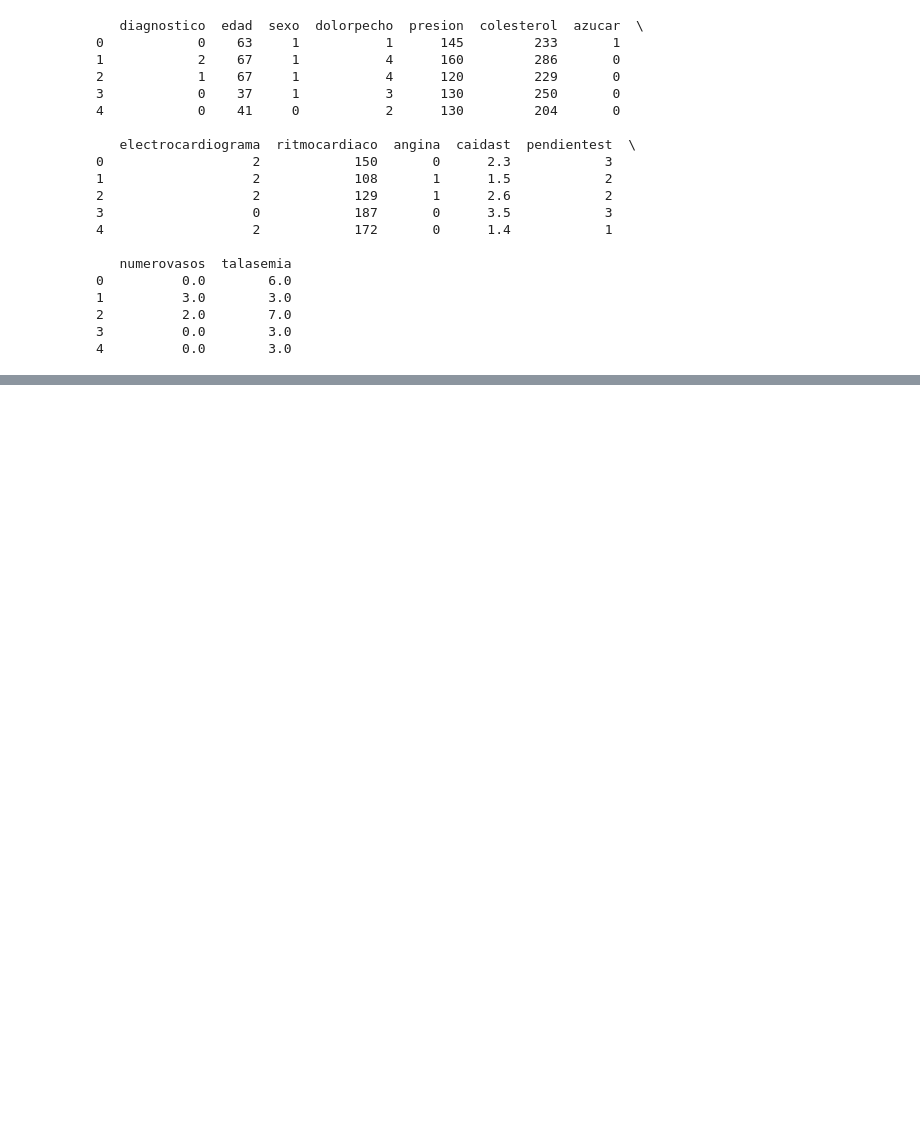
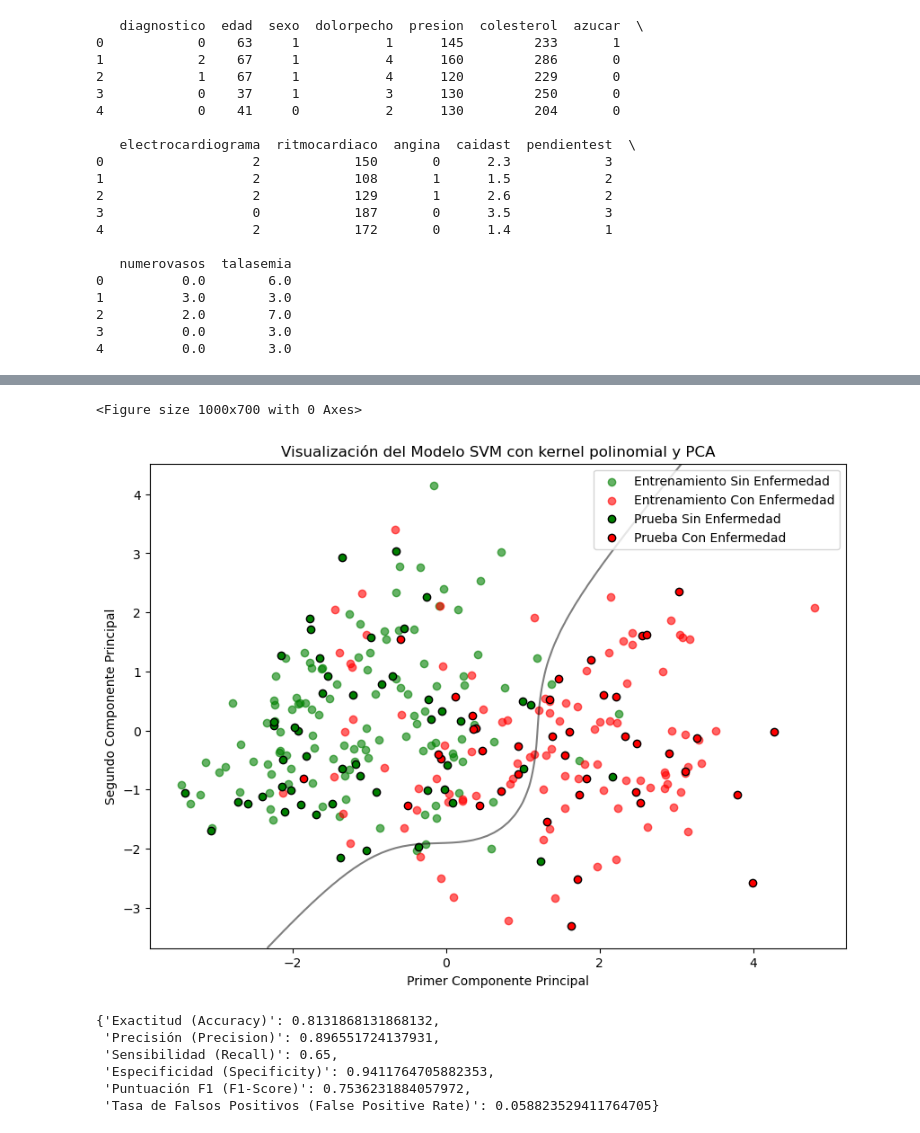
Before and after one commit to rogon666/UMSA, a Jupyter notebook: AIMLDL/Python scripts/AIMLDL_0304.ipynb, the cells around one changed output, grey strips where cells are left out. Cells and saved outputs as stored; diff of their text form; code cells hidden in the pictures; blank space fills up the shorter version.

```diff
--- a/AIMLDL/Python scripts/AIMLDL_0304.ipynb
+++ b/AIMLDL/Python scripts/AIMLDL_0304.ipynb
@@ -313,7 +322,7 @@ resultados
 # Entrenar el modelo SVM con kernel polinomial en el espacio reducido
 modelo_poly = SVC(kernel='poly',
                   degree = 3,
-                  random_state=)
+                  random_state=911)
 modelo_poly.fit(X_train_pca, y_train)
 
 # Predicciones en el espacio reducido
@@ -350,7 +359,7 @@ Z = Z.reshape(xx.shape)
 
 ax.contour(xx, yy, Z, colors='k', levels=[0], alpha=0.5, linestyles=['-'])
 
-plt.title('Visualización del Modelo SVM con kernel RBF y PCA')
+plt.title('Visualización del Modelo SVM con kernel polinomial y PCA')
 plt.xlabel('Primer Componente Principal')
 plt.ylabel('Segundo Componente Principal')
 plt.legend()
@@ -365,33 +374,42 @@ FP = conf_matrix[0, 1]
 FN = conf_matrix[1, 0]
 
 # Exactitud (Accuracy)
 accuracy = (TP + TN) / float(TP + TN + FP + FN)
 
 # Precisión (Precision)
 precision = TP / float(TP + FP)
 
 # Sensibilidad (Recall)
 recall = TP / float(TP + FN)
 
 # Especificidad (Specificity)
 specificity = TN / float(TN + FP)
 
 # Puntuación F1 (F1-Score)
 f1_score = 2 * (precision * recall) / (precision + recall)
 
 # Tasa de Falsos Positivos (False Positive Rate)
 false_positive_rate = FP / float(FP + TN)
 
 # Mostrar los resultados con etiquetas
 resultados = {
     "Exactitud (Accuracy)": accuracy,
     "Precisión (Precision)": precision,
     "Sensibilidad (Recall)": recall,
     "Especificidad (Specificity)": specificity,
     "Puntuación F1 (F1-Score)": f1_score,
     "Tasa de Falsos Positivos (False Positive Rate)": false_positive_rate
 }
 resultados
+# %% [output]
+<Figure size 1000x700 with 0 Axes>
+[figure, added]
+{'Exactitud (Accuracy)': 0.8131868131868132,
+ 'Precisión (Precision)': 0.896551724137931,
+ 'Sensibilidad (Recall)': 0.65,
+ 'Especificidad (Specificity)': 0.9411764705882353,
+ 'Puntuación F1 (F1-Score)': 0.7536231884057972,
+ 'Tasa de Falsos Positivos (False Positive Rate)': 0.058823529411764705}
 # %%
 # Estimar un modelo Soft SVM ajustando el parámetro C a un valor bajo
 soft_svm_model = SVC(kernel='linear',
```
Also changed, not shown: parts of 6 cells of this notebook, 8 other files.
